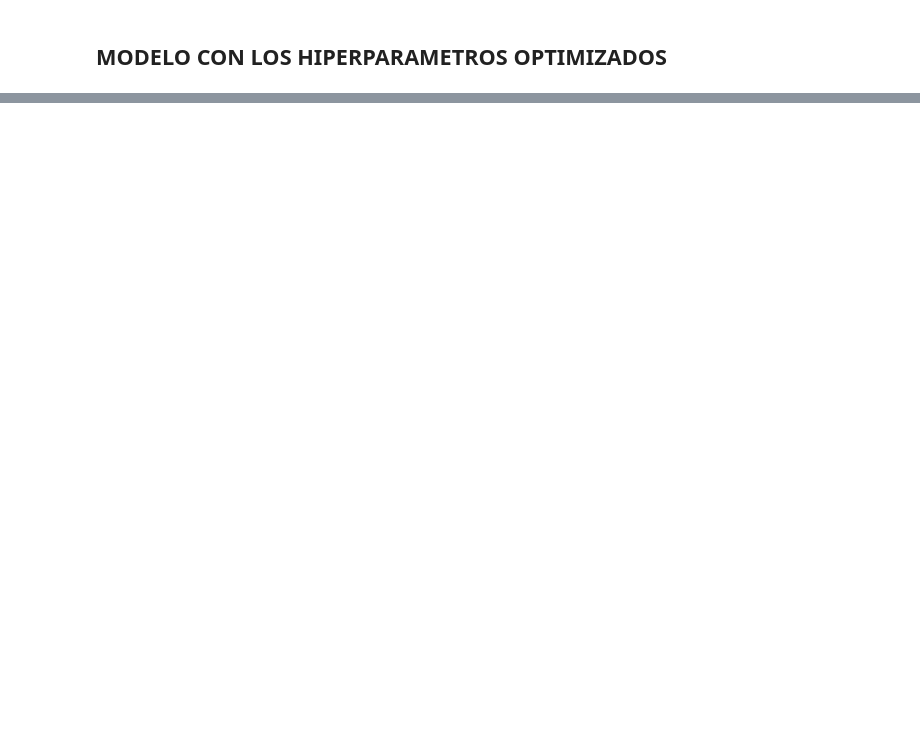
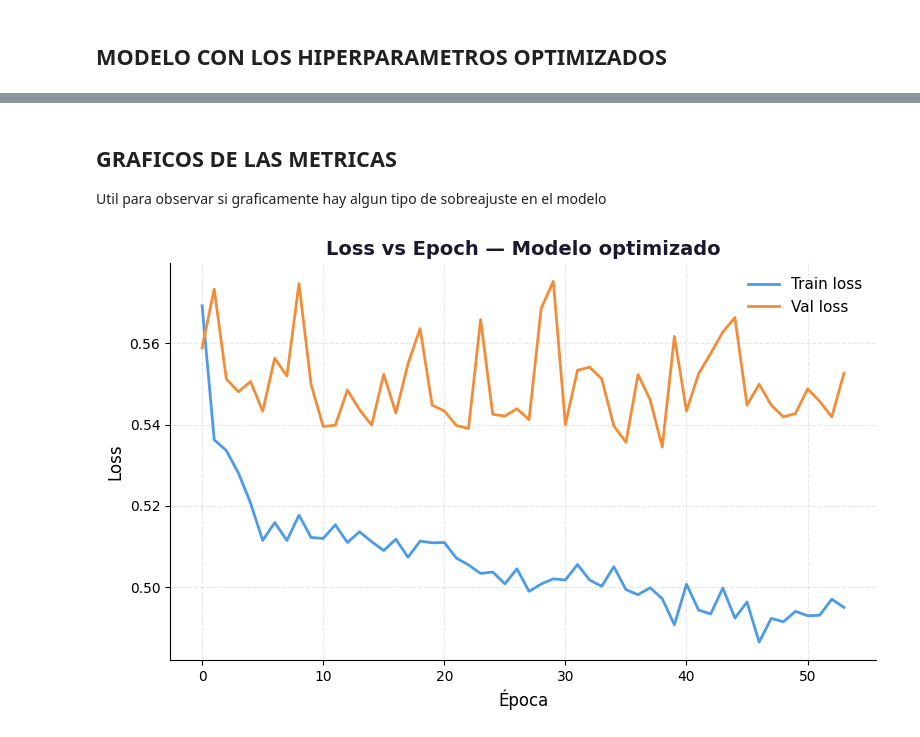
Before and after one commit to yacuervo18/Proyecto_Analitica_III, a Jupyter notebook: src/Modelo_RN_1.ipynb, the cells around one changed output, grey strips where cells are left out. Saved outputs shown, nothing was run; the diff lists cells and outputs as text; code cells hidden in the pictures; blank space fills up the shorter version.

Commit message:
Ajuste de codigo para probar modelo optimizado y con selec variables

```diff
--- a/src/Modelo_RN_1.ipynb
+++ b/src/Modelo_RN_1.ipynb
@@ -968,0 +1003,19 @@ Epoch 36/100
+# %% [markdown]
+## GRAFICOS DE LAS METRICAS
+Util para observar si graficamente hay algun tipo de sobreajuste en el modelo
+# %%
+# ── Loss vs Epoch ─────────────────────────────────────────────────────────
+fig, ax = plt.subplots(figsize=(8, 5))
+ax.plot(history_opt.history['loss'],     color='#4C9BE8', linewidth=2, label='Train loss')
+ax.plot(history_opt.history['val_loss'], color='#F28C38', linewidth=2, label='Val loss')
+ax.set_title('Loss vs Epoch — Modelo optimizado', fontsize=14, fontweight='bold', color='#1a1a2e')
+ax.set_xlabel('Época', fontsize=12)
+ax.set_ylabel('Loss', fontsize=12)
+ax.legend(fontsize=11, frameon=False)
+ax.spines[['top', 'right']].set_visible(False)
+ax.grid(alpha=0.3, linestyle='--')
+plt.tight_layout()
+plt.savefig('loss_modelo_opt.png', dpi=150, bbox_inches='tight')
+plt.show()
+# %% [output]
+[figure, added]
```
Also changed, not shown: parts of 18 cells of this notebook, 8 other files.
